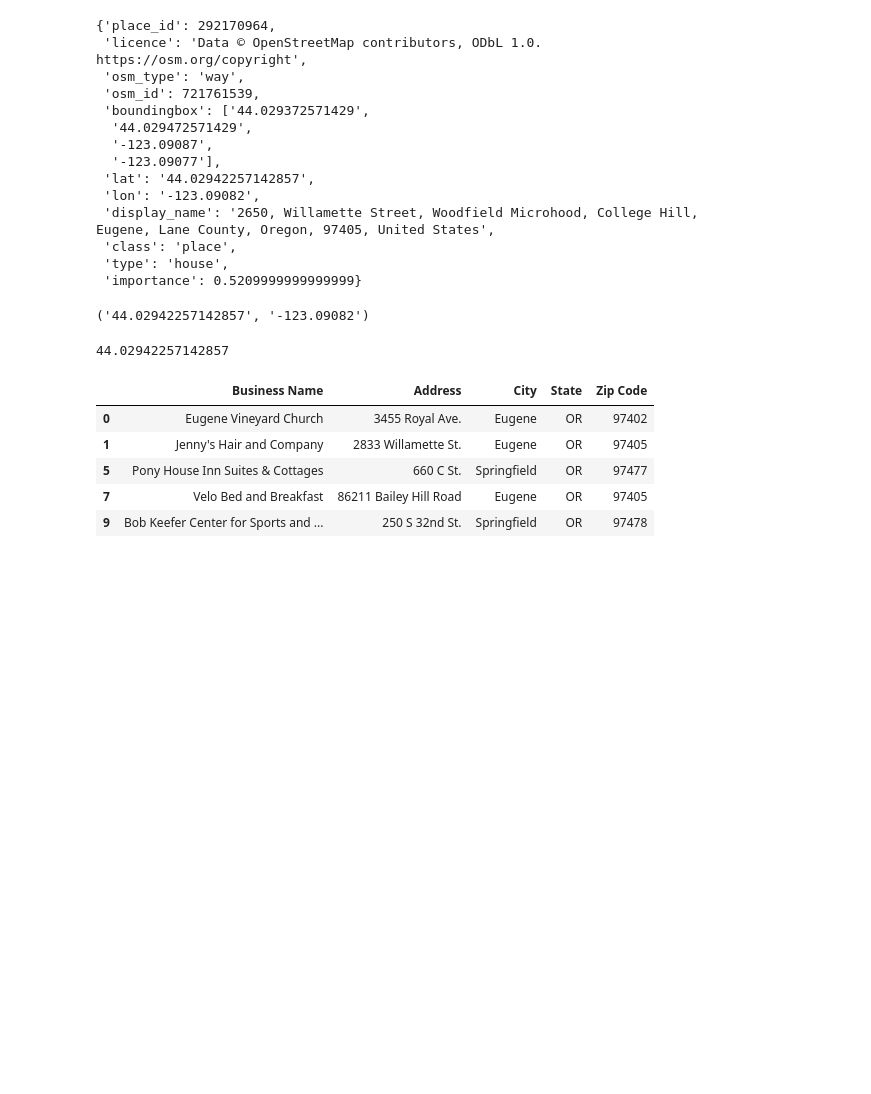
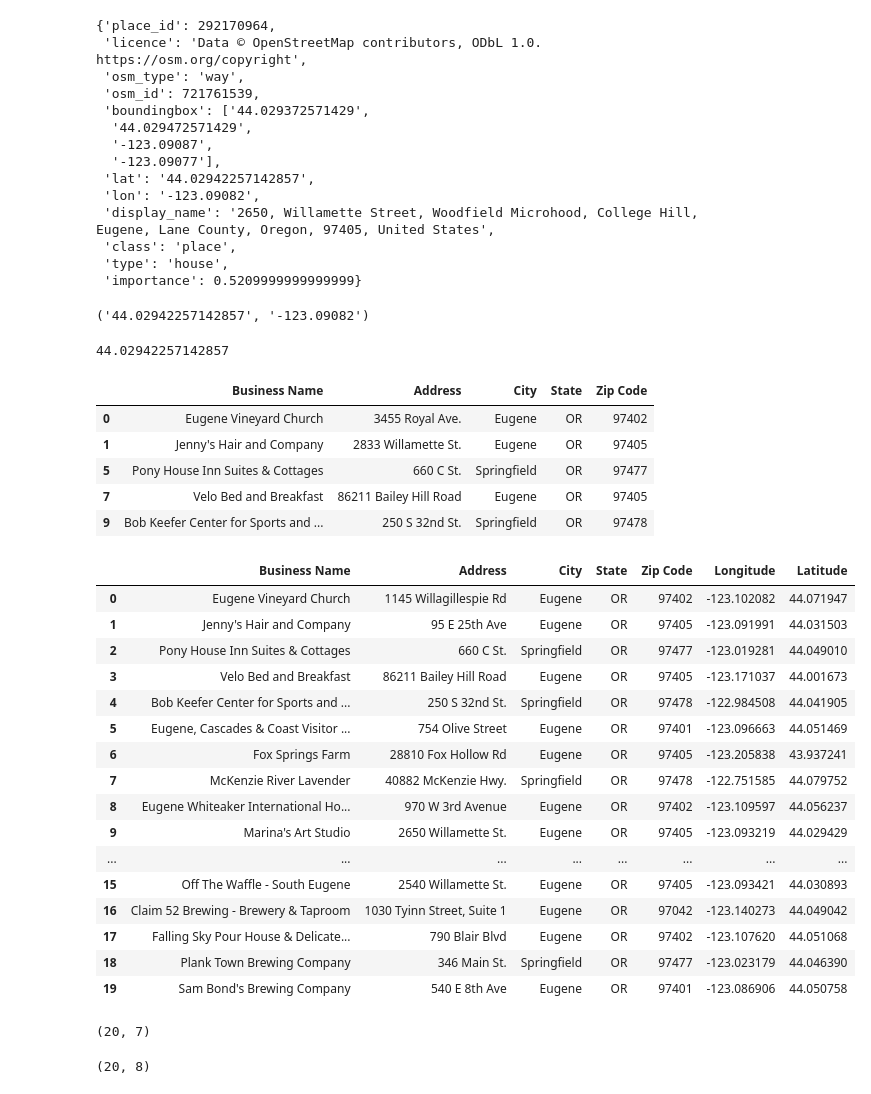
Before and after one commit to dongmeic/BikeCounting, a Jupyter notebook: BikeMap/Bike_Friendly_Businesses.ipynb, the cells around one changed output. Saved outputs shown, nothing was run; the diff lists cells and outputs as text; code cells hidden in the pictures; blank space fills up the shorter version.

```diff
--- a/BikeMap/Bike_Friendly_Businesses.ipynb
+++ b/BikeMap/Bike_Friendly_Businesses.ipynb
@@ -305,0 +311,28 @@ matches0['Latitude'] = matches0.FullAddress.apply(lambda x: float(getCoordinates
+# %%
+matches0_edited
+# %% [output]
+|  | Business Name | Address | City | State | Zip Code | Longitude | Latitude |
+| 0 | Eugene Vineyard Church | 1145 Willagillespie Rd | Eugene | OR | 97402 | -123.102082 | 44.071947 |
+| 1 | Jenny's Hair and Company | 95 E 25th Ave | Eugene | OR | 97405 | -123.091991 | 44.031503 |
+| 2 | Pony House Inn Suites & Cottages | 660 C St. | Springfield | OR | 97477 | -123.019281 | 44.049010 |
+| 3 | Velo Bed and Breakfast | 86211 Bailey Hill Road | Eugene | OR | 97405 | -123.171037 | 44.001673 |
+| 4 | Bob Keefer Center for Sports and ... | 250 S 32nd St. | Springfield | OR | 97478 | -122.984508 | 44.041905 |
+| 5 | Eugene, Cascades & Coast Visitor ... | 754 Olive Street | Eugene | OR | 97401 | -123.096663 | 44.051469 |
+| 6 | Fox Springs Farm | 28810 Fox Hollow Rd | Eugene | OR | 97405 | -123.205838 | 43.937241 |
+| 7 | McKenzie River Lavender | 40882 McKenzie Hwy. | Springfield | OR | 97478 | -122.751585 | 44.079752 |
+| 8 | Eugene Whiteaker International Ho... | 970 W 3rd Avenue | Eugene | OR | 97402 | -123.109597 | 44.056237 |
+| 9 | Marina's Art Studio | 2650 Willamette St. | Eugene | OR | 97405 | -123.093219 | 44.029429 |
+| ... | ... | ... | ... | ... | ... | ... | ... |
+| 15 | Off The Waffle - South Eugene | 2540 Willamette St. | Eugene | OR | 97405 | -123.093421 | 44.030893 |
+| 16 | Claim 52 Brewing - Brewery & Taproom | 1030 Tyinn Street, Suite 1 | Eugene | OR | 97042 | -123.140273 | 44.049042 |
+| 17 | Falling Sky Pour House & Delicate... | 790 Blair Blvd | Eugene | OR | 97402 | -123.107620 | 44.051068 |
+| 18 | Plank Town Brewing Company | 346 Main St. | Springfield | OR | 97477 | -123.023179 | 44.046390 |
+| 19 | Sam Bond's Brewing Company | 540 E 8th Ave | Eugene | OR | 97401 | -123.086906 | 44.050758 |
+# %%
+matches0_edited.shape
+# %% [output]
+(20, 7)
+# %%
+matches0.shape
+# %% [output]
+(20, 8)
```
Also changed, not shown: parts of 30 cells of this notebook, 4 other files.
